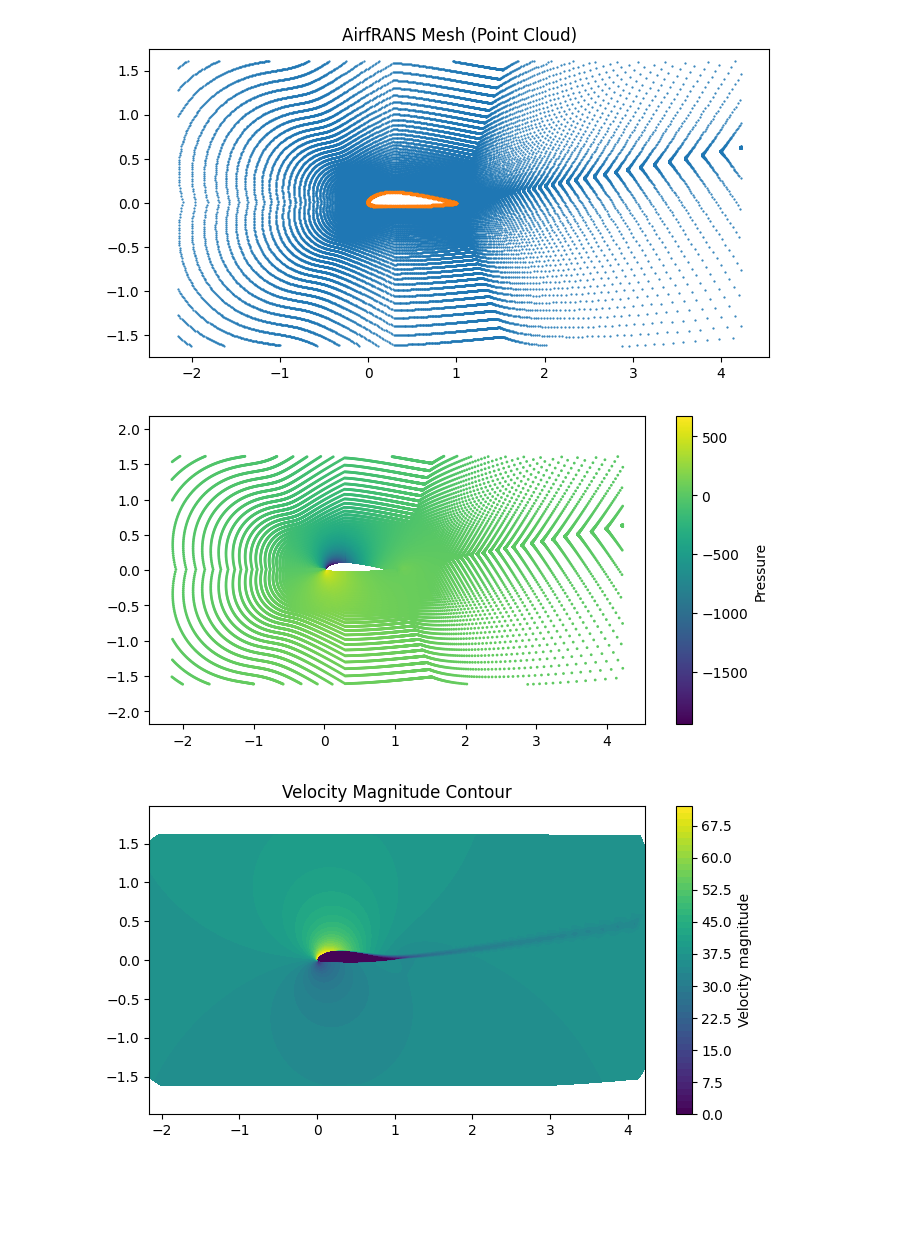
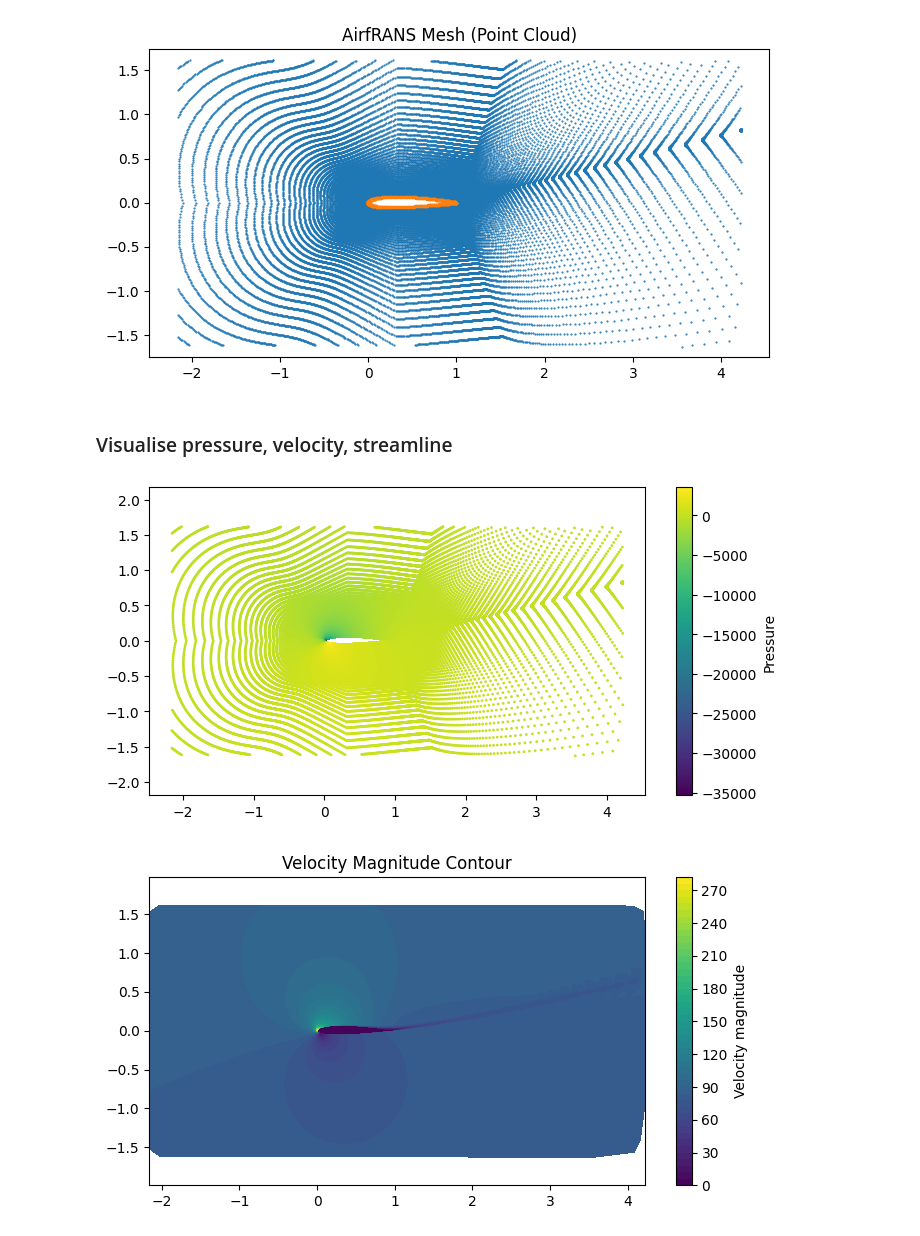
Before and after one commit to TingluZ/airfrans-fno-gnn, a Jupyter notebook: initial_investigation.ipynb, the cells around one changed output. Cells and saved outputs as stored; diff of their text form; code cells hidden in the pictures; blank space fills up the shorter version.

Commit message:
initial test and project structure

```diff
--- a/initial_investigation.ipynb
+++ b/initial_investigation.ipynb
@@ -15,2 +16,4 @@ Extracting Dataset.zip at ./data...
 # %%
-dataset, dataname = af.dataset.load(root = PATH_TO_DATASET, task = TASK, train = True)
+train_dataset, train_dataname = af.dataset.load(root = PATH_TO_DATASET, task = TASK, train = True)
+
+test_dataset, test_dataname = af.dataset.load(root = PATH_TO_DATASET, task = TASK, train = False)
@@ -44,4 +46,10 @@ cols = [
 
 ]
 # %%
-df = pd.DataFrame(dataset[0], columns = cols)
+df = pd.DataFrame(train_dataset[100], columns = cols)
+
+x = df["x"]
+y = df["y"]
+vx = df["vx"]
+vy = df["vy"]
+surface = df["surface"]
@@ -48,21 +58,22 @@ df = pd.DataFrame(dataset[0], columns = cols)
 # %%
-surface = df["surface"]
-
+# point cloud
 plt.figure(figsize=(8, 4))
-plt.scatter(df["x"][surface == 0], df["y"][surface == 0], s=0.3, label="Flow field")
-plt.scatter(df["x"][surface == 1], df["y"][surface == 1], s=2, label="Airfoil surface")
+plt.scatter(x[surface == 0], y[surface == 0], s=0.3, label="Flow field")
+plt.scatter(x[surface == 1], y[surface == 1], s=2, label="Airfoil surface")
 plt.axis("equal")
 plt.title("AirfRANS Mesh (Point Cloud)")
 plt.show()
 # %% [output]
-[figure, old version]
+[figure, new version]
+# %% [markdown]
+### Visualise pressure, velocity, streamline
 # %%
-# Visualise the mesh
+# pressure
 
 plt.figure(figsize=(8,4))
 plt.scatter(
-    df["x"],
-    df["y"],
+    x,
+    y,
     c=df["pressure"],
     s=1
 )
@@ -71,24 +82,26 @@ plt.colorbar(label="Pressure")
 plt.axis("equal")
 plt.show()
 # %% [output]
-[figure, old version]
+[figure, new version]
 # %%
+# velocity
+
 df["velocity"] = np.sqrt(df["vx"]**2 + df["vy"]**2)
 
 plt.figure(figsize=(8,4))
 plt.tricontourf(
-    df["x"],
-    df["y"],
+    x,
+    y,
     df["velocity"],
     levels=50,
     cmap="viridis"
 
 )
 
 plt.colorbar(label="Velocity magnitude")
 plt.axis("equal")
 plt.title("Velocity Magnitude Contour")
 plt.show()
 # %% [output]
-[figure, old version]
+[figure, new version]
 # %%
```
Also changed, not shown: parts of 32 cells of this notebook, 20 other files.
